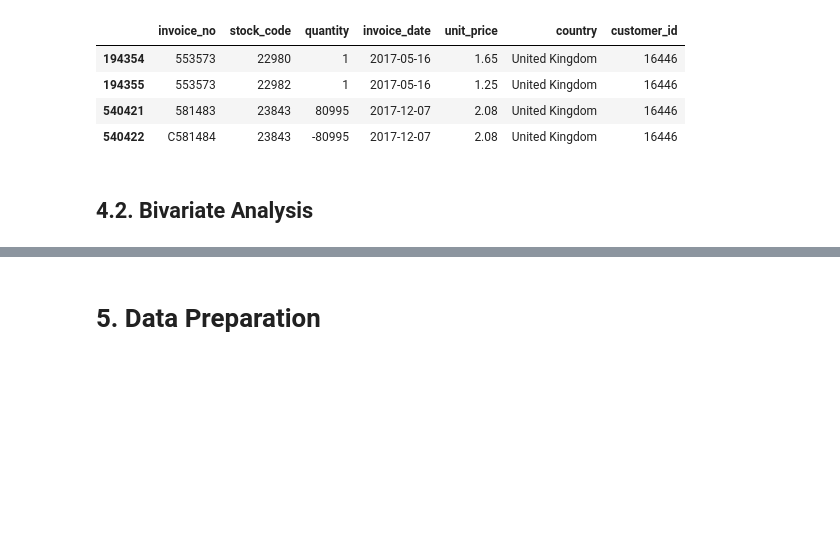
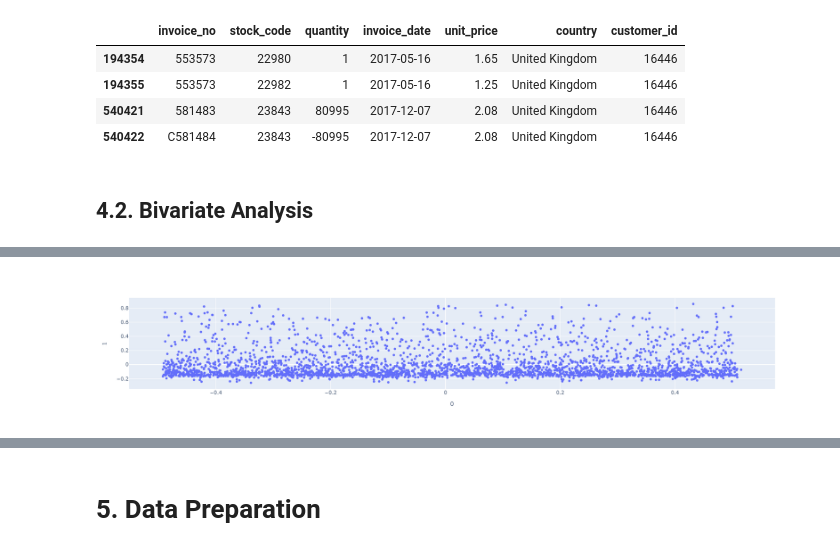
Before and after one commit to Lucas-Okamura/Insiders-Clustering, a Jupyter notebook: Insiders-Clustering.ipynb, the cells around one changed output, grey strips where cells are left out. Drawn from its saved outputs; the diff is of its cells as text; code cells hidden in the pictures; blank space fills up the shorter version.

```diff
--- a/Insiders-Clustering.ipynb
+++ b/Insiders-Clustering.ipynb
@@ -788,0 +831,5 @@ sns.pairplot(df4.drop(columns = 'customer_id'));
+# %%
+fig = px.scatter(df_pca, x = 0, y = 1)
+fig.show()
+# %% [output]
+[figure, added]
```
Also changed, not shown: parts of 28 cells of this notebook.
